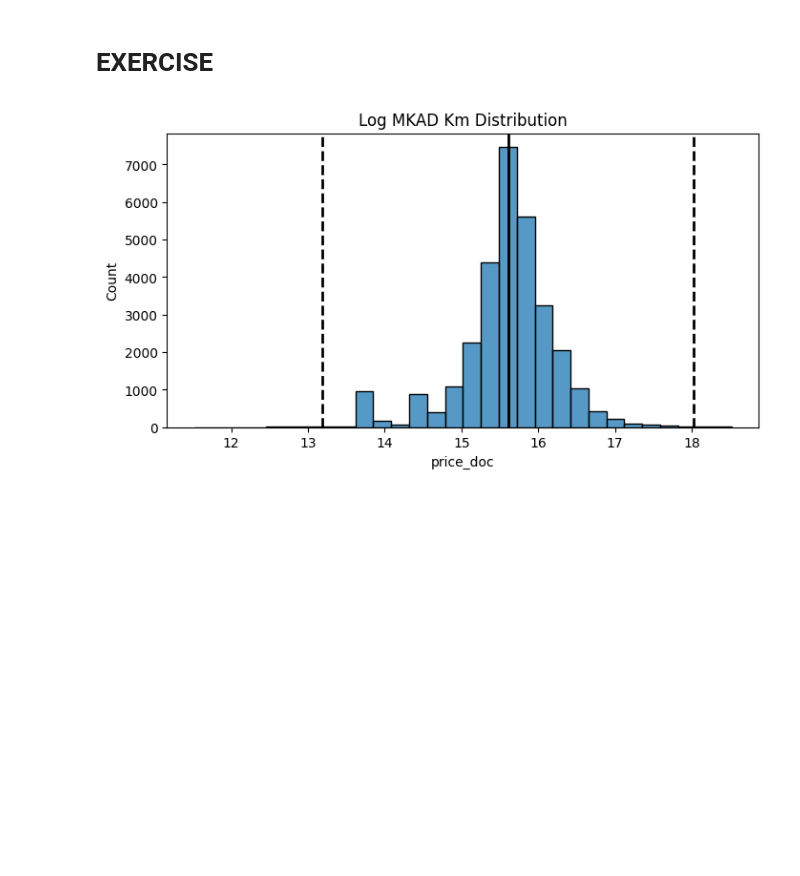
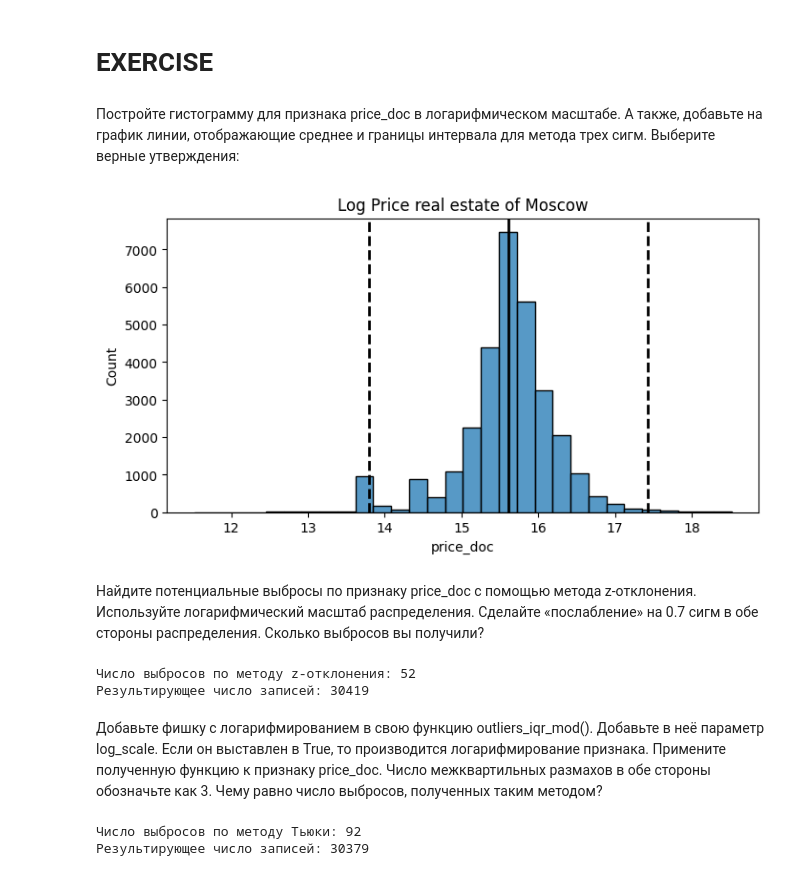
Before and after one commit to Dharmaviira/First_project_of_SF, a Jupyter notebook: Learning-DS-SF/PYTHON-14_Data_Cleaning/PT-14-Data_Cleaning.ipynb, the cells around one changed output. Saved outputs shown, nothing was run; the diff lists cells and outputs as text; code cells hidden in the pictures; blank space fills up the shorter version.

```diff
--- a/Learning-DS-SF/PYTHON-14_Data_Cleaning/PT-14-Data_Cleaning.ipynb
+++ b/Learning-DS-SF/PYTHON-14_Data_Cleaning/PT-14-Data_Cleaning.ipynb
@@ -979,13 +979,26 @@ print(f'Результирующее число записей: {cleaned.shape[0
 Но ситуация остаётся прежней: ни один из методов не гарантирует, что найденные наблюдения действительно являются выбросами и подлежат исключению из данных.
 # %% [markdown]
 # EXERCISE
+# %% [markdown]
+Постройте гистограмму для признака price_doc в логарифмическом масштабе. А также, добавьте на график линии, отображающие среднее и границы интервала для метода трех сигм. Выберите верные утверждения:
 # %%
 fig, ax = plt.subplots(1, 1, figsize=(8, 4))
-log_mkad_km = np.log(sber_data['price_doc'])
-histplot = sns.histplot(log_mkad_km, bins=30, ax=ax)
-histplot.axvline(log_mkad_km.mean(), color='k', lw=2)
-histplot.axvline(log_mkad_km.mean()+ 4 * log_mkad_km.std(), color='k', ls='--', lw=2)
-histplot.axvline(log_mkad_km.mean()- 4 * log_mkad_km.std(), color='k', ls='--', lw=2)
-histplot.set_title('Log MKAD Km Distribution');
+price = np.log(sber_data['price_doc'])
+histplot = sns.histplot(price, bins=30, ax=ax)
+histplot.axvline(price.mean(), color='k', lw=2)
+histplot.axvline(price.mean()+ 3 * price.std(), color='k', ls='--', lw=2)
+histplot.axvline(price.mean()- 3 * price.std(), color='k', ls='--', lw=2)
+histplot.set_title('Log Priсe real estate of Moscow');
 # %% [output]
-[figure, old version]
+[figure, new version]
+# %% [markdown]
+Найдите потенциальные выбросы по признаку price_doc с помощью метода z-отклонения. Используйте логарифмический масштаб распределения. Сделайте «послабление» на 0.7 сигм в обе стороны распределения. Сколько выбросов вы получили?
+# %%
+outliers, cleaned = outliers_z_score_mod(sber_data, 'price_doc', 3.7, 3.7, log_scale=True)
+print(f'Число выбросов по методу z-отклонения: {outliers.shape[0]}')
+print(f'Результирующее число записей: {cleaned.shape[0]}')
+# %% [output]
+Число выбросов по методу z-отклонения: 52
+Результирующее число записей: 30419
+# %% [markdown]
+Добавьте фишку с логарифмированием в свою функцию outliers_iqr_mod(). Добавьте в неё параметр log_scale. Если он выставлен в True, то производится логарифмирование признака. Примените полученную функцию к признаку price_doc. Число межквартильных размахов в обе стороны обозначьте как 3. Чему равно число выбросов, полученных таким методом?
@@ -991,0 +1018,7 @@ histplot.set_title('Log MKAD Km Distribution');
+# %%
+outliers, cleaned = outliers_iqr_mod(sber_data, 'price_doc', left=3, right=3, log_scale=True)
+print(f'Число выбросов по методу Тьюки: {outliers.shape[0]}')
+print(f'Результирующее число записей: {cleaned.shape[0]}')
+# %% [output]
+Число выбросов по методу Тьюки: 92
+Результирующее число записей: 30379
```
Also changed, not shown: parts of 2 cells of this notebook.
